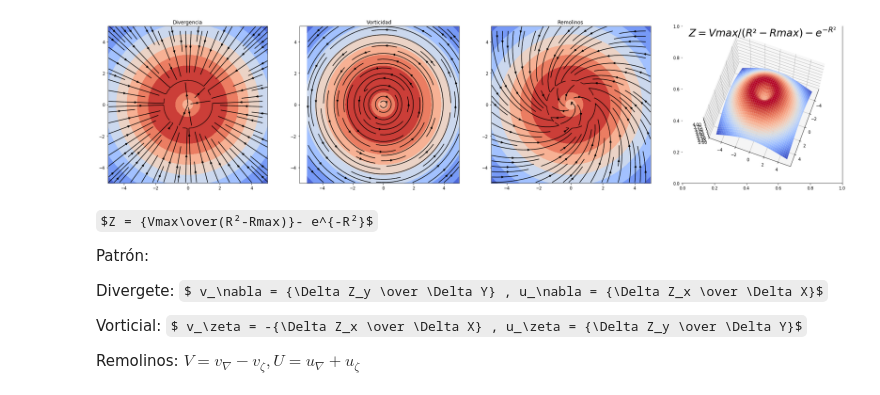
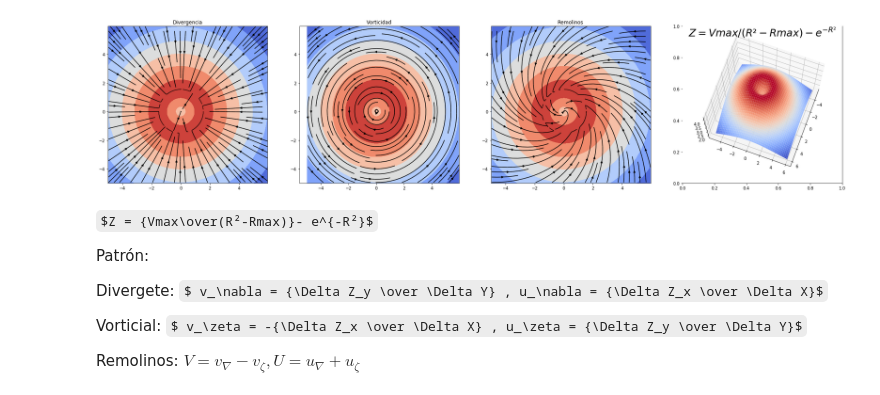
Before and after one commit to oregomar/Matplotlib, a Jupyter notebook: stremplotIII.ipynb, the cells around one changed output. Cells and saved outputs as stored; diff of their text form; code cells hidden in the pictures; some formulas as TeX source.

```diff
--- a/stremplotIII.ipynb
+++ b/stremplotIII.ipynb
@@ -8,15 +28,15 @@ import numpy as np
 
 # make a stream function:
 
-x = np.linspace(-5, 5, 252)
-y = np.linspace(-5, 5, 252)
+#x = np.linspace(-5, 5, 252)
+#y = np.linspace(-5, 5, 252)
 
-#x = np.arange(-3, 4, 0.25)
-#y = np.arange(-3, 4, 0.25)
+x = np.arange(-5, 6, 0.04)
+y = np.arange(-5, 6, 0.04)
 
 X, Y = np.meshgrid(x, y)
 
-Dx = Dy =10.0/252
+Dx = Dy = 0.04 #10.0/252
 
 #Z = (1 - X/2 + X**5 + Y**3) * np.exp(-X**2 - Y**2)
 
@@ -40,34 +60,34 @@ ax[0].set_title("Divergencia")
 
 #vorticidad
 V =-np.diff(Z[1:,:], axis=1)/Dx
 U = np.diff(Z[:,1:], axis=0)/Dy
 
 # plot:
 ax[1].contourf(X, Y, Z, cmap=cm.coolwarm)
 ax[1].streamplot(X[1:, 1:], Y[1:, 1:], U, V, color="k", density=1)
 ax[1].set_title("Vorticidad")
 
 #Remolino
 V = -np.diff(Z[1:,:], axis=1)/Dx + np.diff(Z[:,1:], axis=0)/Dy
 U =  np.diff(Z[:,1:], axis=0)/Dy + np.diff(Z[1:,:], axis=1)/Dx
 
 # plot:
 ax[2].contourf(X, Y, Z, cmap=cm.coolwarm)
 ax[2].streamplot(X[1:, 1:], Y[1:, 1:], U, V, color="k", density=1)
 ax[2].set_title("Remolinos")
 
 #Campo Z
 ax=fig.add_subplot(1, 4, 4, projection='3d')
 ax.plot_surface(X, Y, Z, cmap=cm.coolwarm)
 ax.view_init(75, 20)
 
 #ax.set_title("$R*e⁽-R²⁾$")
 #ax.set_title("$sin(R)-e⁽R²⁾$")
 ax.set_title("$Z=Vmax/(R²-Rmax)-e^{-R²}$", fontsize=25)
 
 plt.show()
 # %% [output]
-[figure, old version]
+[figure, new version]
 # %% [markdown]
 $Z = {Vmax\over(R²-Rmax)}- e^{-R²}$
 
```
Also changed, not shown: parts of 5 cells of this notebook.
